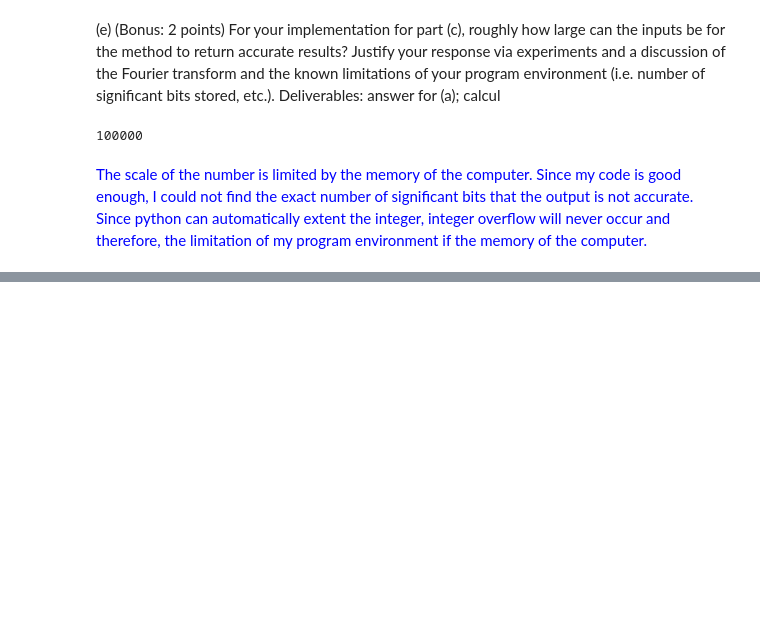
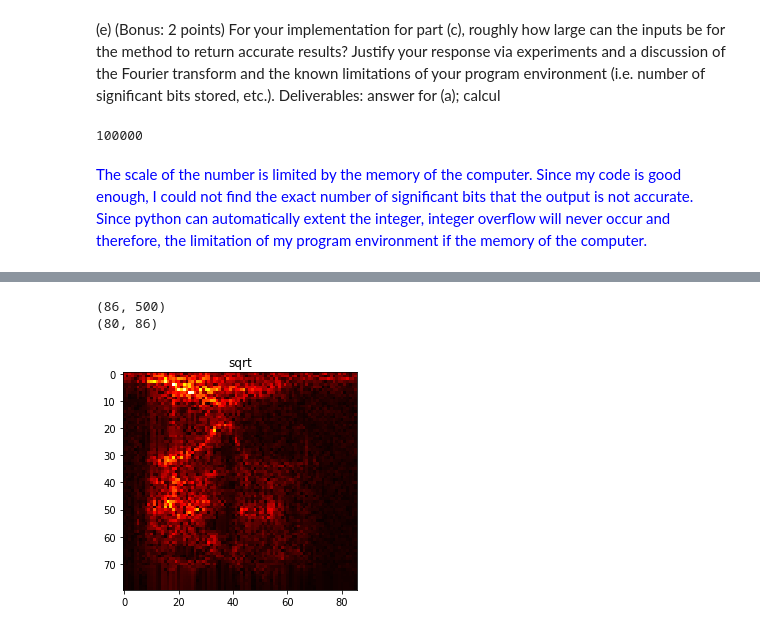
Before and after one commit to Skyraker2016/CS168, a Jupyter notebook: miniproject8/miniproject8.ipynb, the cells around one changed output, grey strips where cells are left out. Cells and saved outputs as stored; diff of their text form; code cells hidden in the pictures; blank space fills up the shorter version.

```diff
--- a/miniproject8/miniproject8.ipynb
+++ b/miniproject8/miniproject8.ipynb
@@ -142,0 +202,20 @@ while True:
+# %%
+def heatmap(data):
+    blocks = data[:len(data)-len(data)%500].reshape(-1, 500)
+    print(blocks.shape)
+    F_map = np.zeros((80, blocks.shape[0]))
+    print(F_map.shape)
+    for i, b in enumerate(blocks):
+        F_map[:, i] = np.fft.fft(b)[:80]
+
+    plt.title("sqrt")
+    plt.imshow(np.sqrt(np.abs(F_map)), cmap='hot')
+
+
+    plt.show()
+
+heatmap(data)
+# %% [output]
+(86, 500)
+(80, 86)
+[figure, added]
```
Also changed, not shown: parts of 17 cells of this notebook, 4 other files.
